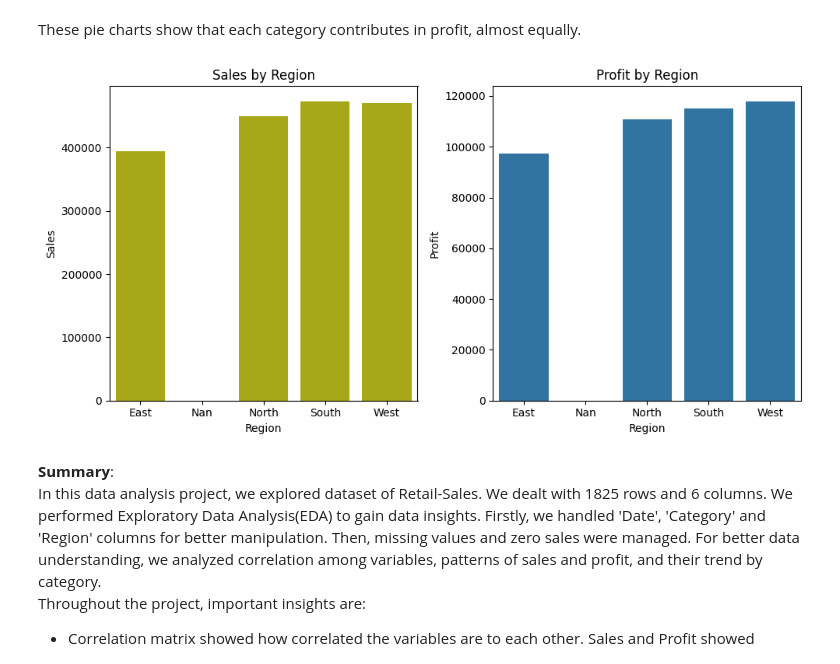
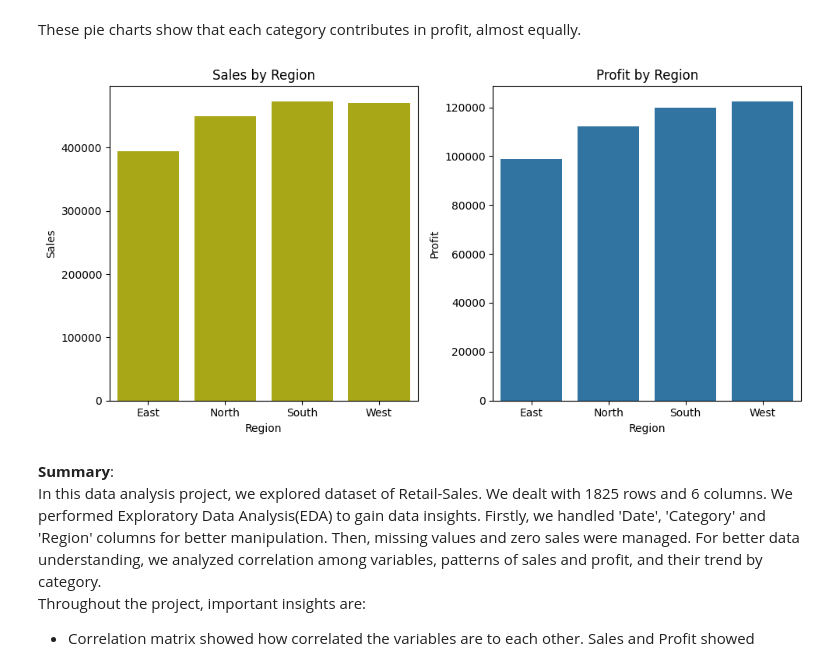
Before and after one commit to alinazainab/EDA-Report-for-Retail_Sales-data, a Jupyter notebook: EDA.ipynb, the cells around one changed output. Saved outputs shown, nothing was run; the diff lists cells and outputs as text; code cells hidden in the pictures.

```diff
--- a/EDA.ipynb
+++ b/EDA.ipynb
@@ -302,19 +295,24 @@ plt.tight_layout()
 # %% [markdown]
 These pie charts show that each category contributes in profit, almost equally.
 # %%
+# Removing string-type Nan values
+clear_df['Region'] = clear_df['Region'].replace('Nan', pd.NA)
+clean_df = clear_df.dropna(subset=['Region'])
+clean_df['Region'] = clean_df['Region'].cat.remove_unused_categories()
+
 #  Sales and Profit by Region
-by_region = clear_df.groupby('Region')[['Sales', 'Profit']].sum().reset_index()
+by_region = clean_df.groupby('Region')[['Sales', 'Profit']].sum().reset_index()
 
-fig, axe = plt.subplots(1,2, figsize=(10, 5))
+fig5, axe = plt.subplots(1,2, figsize=(10, 5))
 sns.barplot(ax=axe[0], data=by_region, x='Region', y='Sales', color='y', estimator=sum)
 axe[0].set_title("Sales by Region")
 
 sns.barplot(ax=axe[1], data=by_region, x='Region', y='Profit')
 axe[1].set_title("Profit by Region")
 
 plt.tight_layout()
 # %% [output]
-[figure, old version]
+[figure, new version]
 # %% [markdown]
 __Summary__: <br>
   In this data analysis project, we explored dataset of Retail-Sales. We dealt with 1825 rows and 6 columns. We performed Exploratory Data Analysis(EDA) to gain data insights. Firstly, we handled 'Date', 'Category' and 'Region' columns for better manipulation. Then, missing values and zero sales were managed. For better data understanding, we analyzed correlation among variables, patterns of sales and profit, and their trend by category. <br>
```
Also changed, not shown: parts of 9 cells of this notebook.
